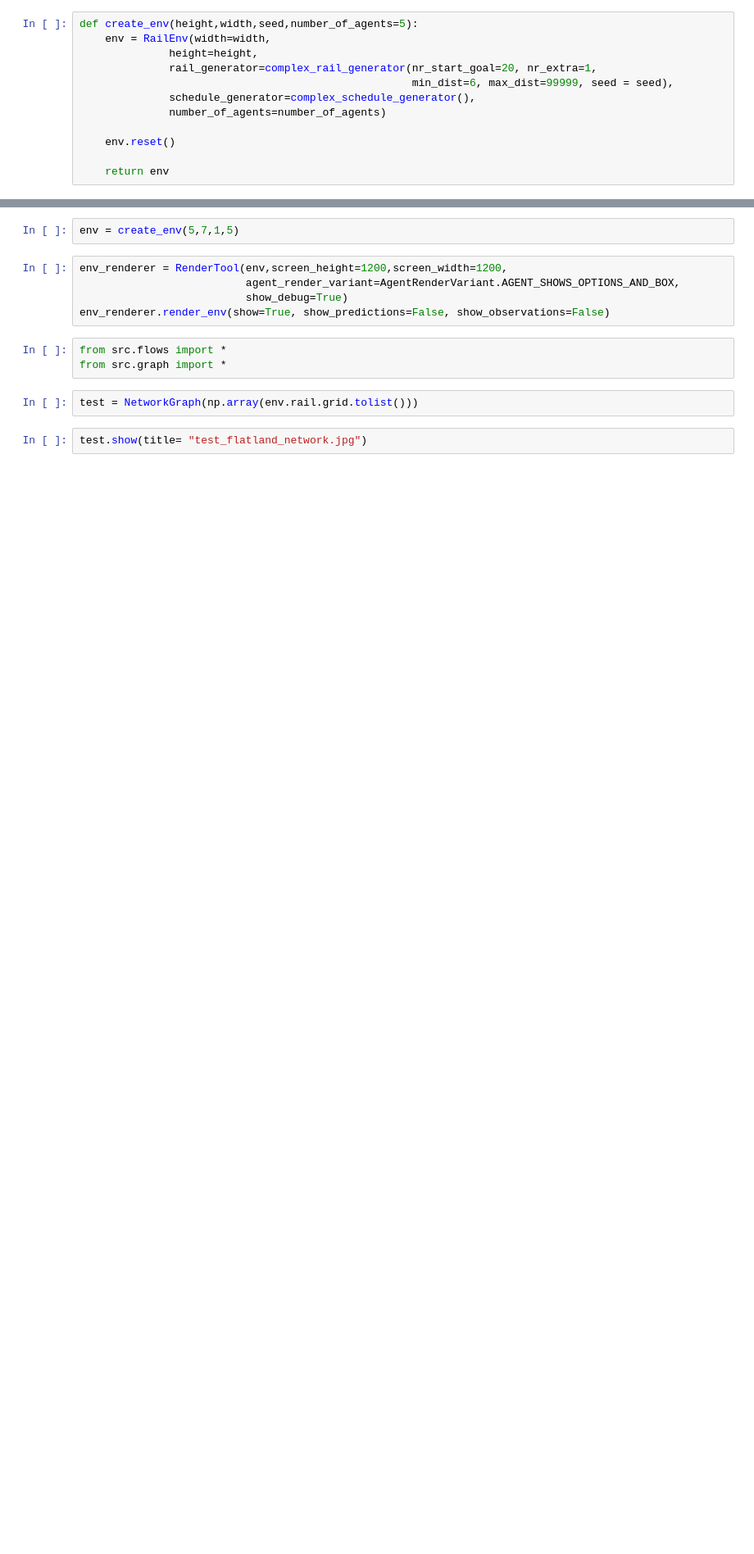
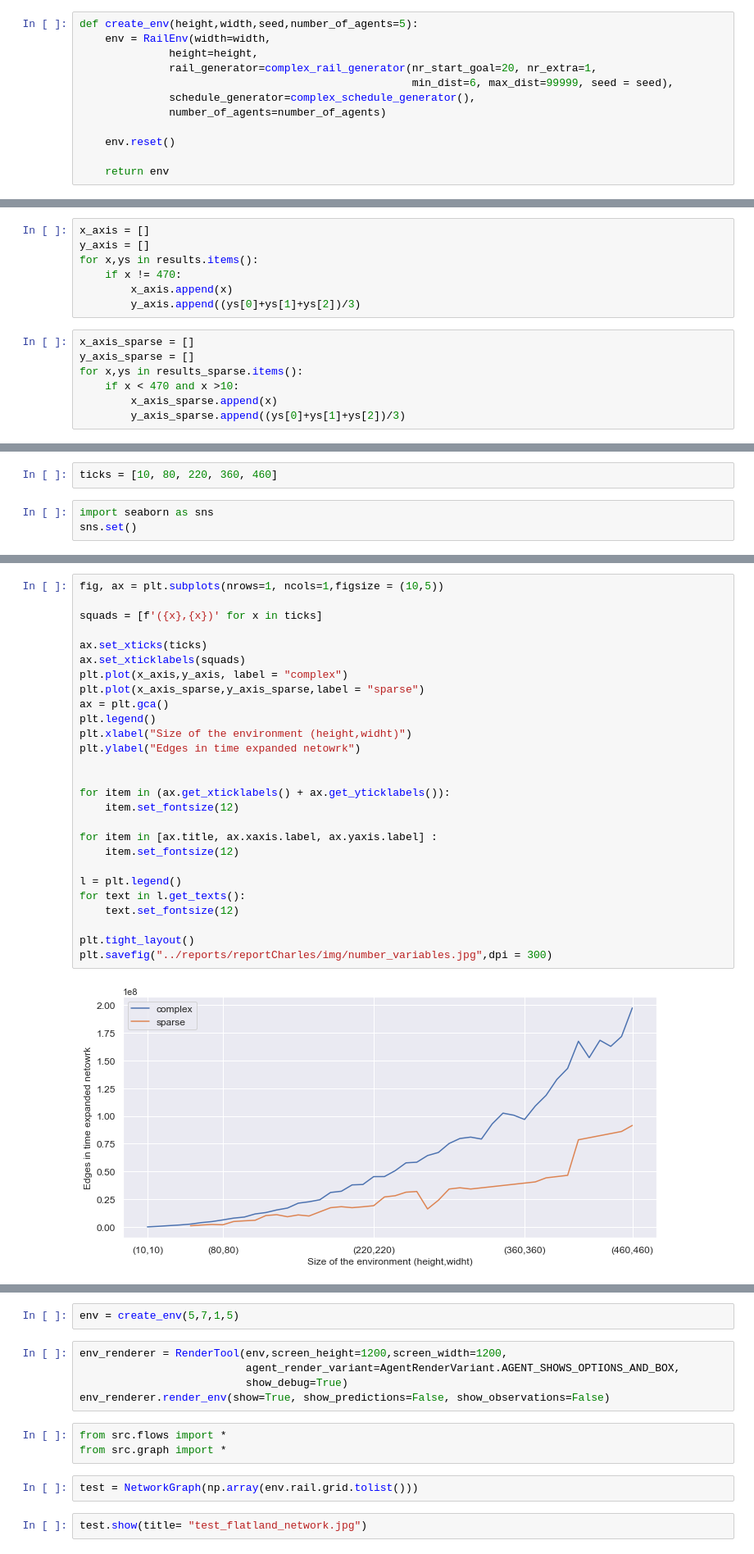
Before and after one commit to dufourc1/SemesterProjectMA3, a Jupyter notebook: notebooks/Untitled.ipynb, the cells around one changed output, grey strips where cells are left out. Shown: that part at 82% size. Saved outputs shown, nothing was run; the diff lists cells and outputs as text; blank space fills up the shorter version.

Commit message:
update report and results

```diff
--- a/notebooks/Untitled.ipynb
+++ b/notebooks/Untitled.ipynb
@@ -59,0 +94,14 @@ def create_env(height,width,seed,number_of_agents=5):
+# %%
+x_axis = []
+y_axis = []
+for x,ys in results.items():
+    if x != 470:
+        x_axis.append(x)
+        y_axis.append((ys[0]+ys[1]+ys[2])/3)
+# %%
+x_axis_sparse = []
+y_axis_sparse = []
+for x,ys in results_sparse.items():
+    if x < 470 and x >10:
+        x_axis_sparse.append(x)
+        y_axis_sparse.append((ys[0]+ys[1]+ys[2])/3)
@@ -59,0 +111,5 @@ def create_env(height,width,seed,number_of_agents=5):
+# %%
+ticks = [10, 80, 220, 360, 460]
+# %%
+import seaborn as sns
+sns.set()
@@ -59,0 +121,29 @@ def create_env(height,width,seed,number_of_agents=5):
+# %%
+fig, ax = plt.subplots(nrows=1, ncols=1,figsize = (10,5))
+
+squads = [f'({x},{x})' for x in ticks]
+
+ax.set_xticks(ticks)
+ax.set_xticklabels(squads)
+plt.plot(x_axis,y_axis, label = "complex")
+plt.plot(x_axis_sparse,y_axis_sparse,label = "sparse")
+ax = plt.gca()
+plt.legend()
+plt.xlabel("Size of the environment (height,widht)")
+plt.ylabel("Edges in time expanded netowrk")
+
+
+for item in (ax.get_xticklabels() + ax.get_yticklabels()):
+    item.set_fontsize(12)
+
+for item in [ax.title, ax.xaxis.label, ax.yaxis.label] :
+    item.set_fontsize(12)
+
+l = plt.legend()
+for text in l.get_texts():
+    text.set_fontsize(12)
+
+plt.tight_layout()
+plt.savefig("../reports/reportCharles/img/number_variables.jpg",dpi = 300)
+# %% [output]
+[figure, added]
```
Also changed, not shown: parts of 10 cells of this notebook, 7 other files.
